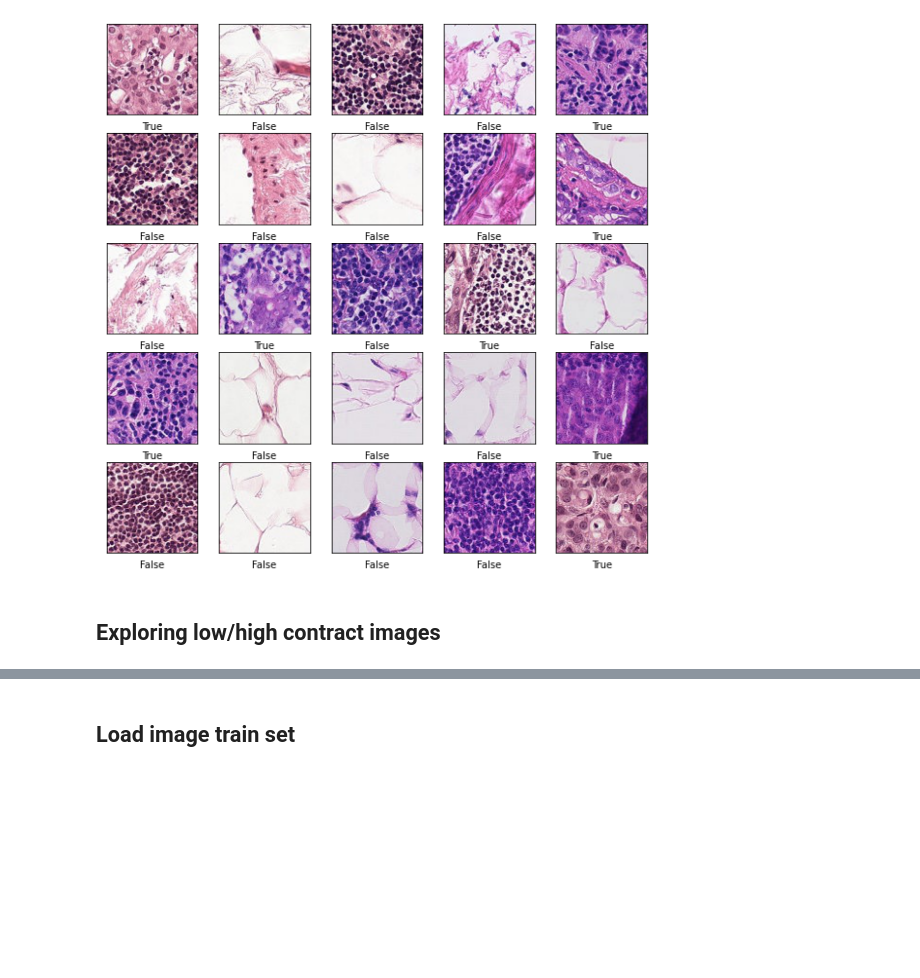
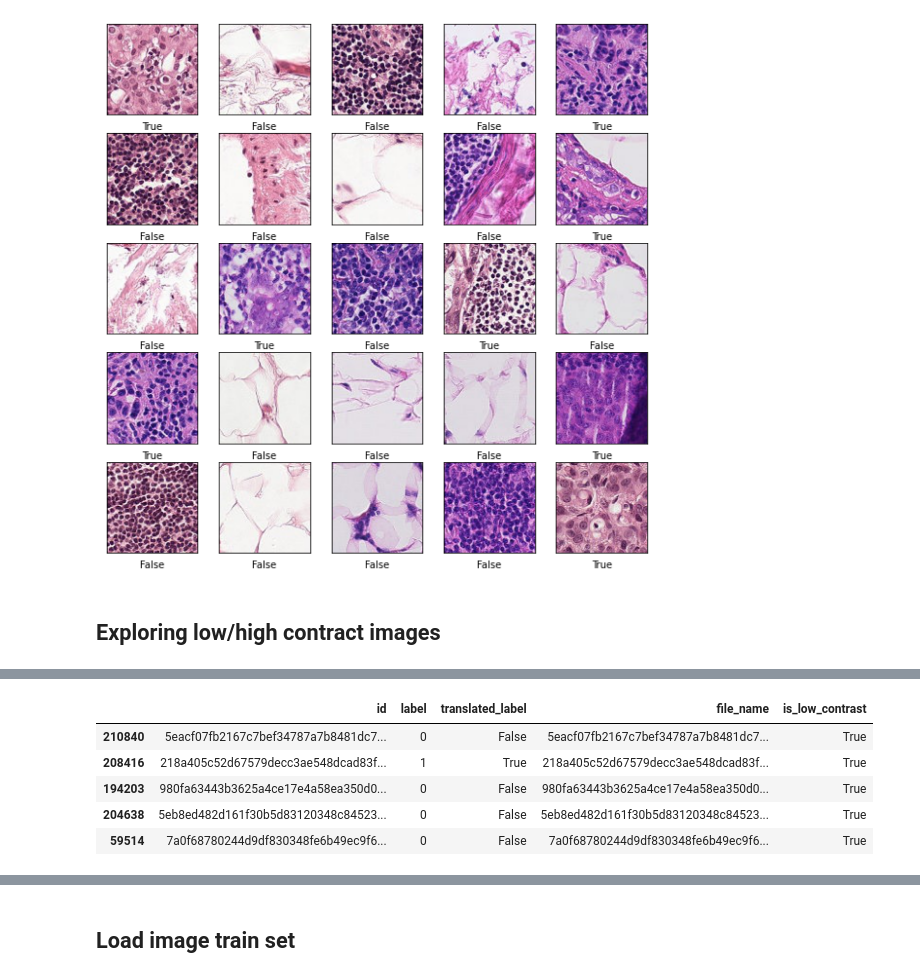
Before and after one commit to alexakh95/datasciense-uni-project, a Jupyter notebook: notebooks/histopathologic_cancer_detection/project.ipynb, the cells around one changed output, grey strips where cells are left out. Drawn from its saved outputs; the diff is of its cells as text; code cells hidden in the pictures; blank space fills up the shorter version.

```diff
--- a/notebooks/histopathologic_cancer_detection/project.ipynb
+++ b/notebooks/histopathologic_cancer_detection/project.ipynb
@@ -170,0 +183,9 @@ plt.show()
+# %%
+y_sorted.sort_values(['is_low_contrast']).tail()
+# %% [output]
+|  | id | label | translated_label | file_name | is_low_contrast |
+| 210840 | 5eacf07fb2167c7bef34787a7b8481dc7... | 0 | False | 5eacf07fb2167c7bef34787a7b8481dc7... | True |
+| 208416 | 218a405c52d67579decc3ae548dcad83f... | 1 | True | 218a405c52d67579decc3ae548dcad83f... | True |
+| 194203 | 980fa63443b3625a4ce17e4a58ea350d0... | 0 | False | 980fa63443b3625a4ce17e4a58ea350d0... | True |
+| 204638 | 5eb8ed482d161f30b5d83120348c84523... | 0 | False | 5eb8ed482d161f30b5d83120348c84523... | True |
+| 59514 | 7a0f68780244d9df830348fe6b49ec9f6... | 0 | False | 7a0f68780244d9df830348fe6b49ec9f6... | True |
```
Also changed, not shown: parts of 8 cells of this notebook.
